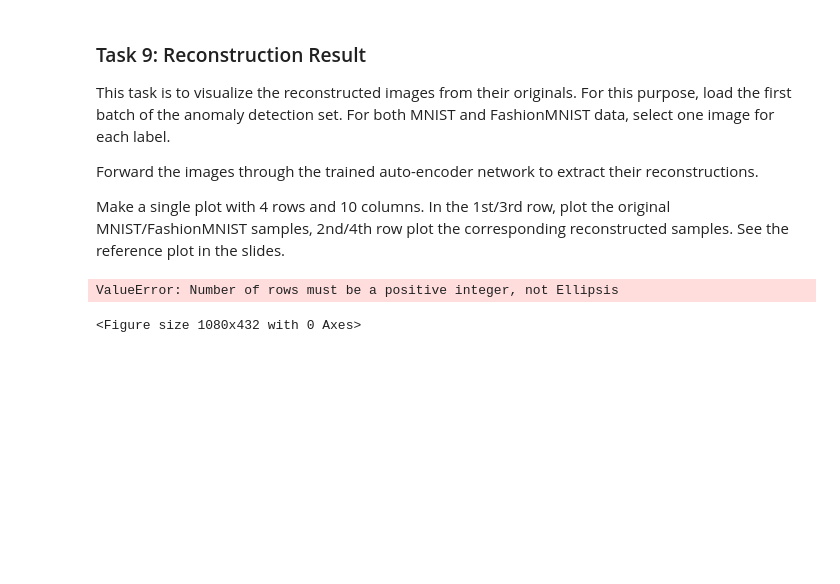
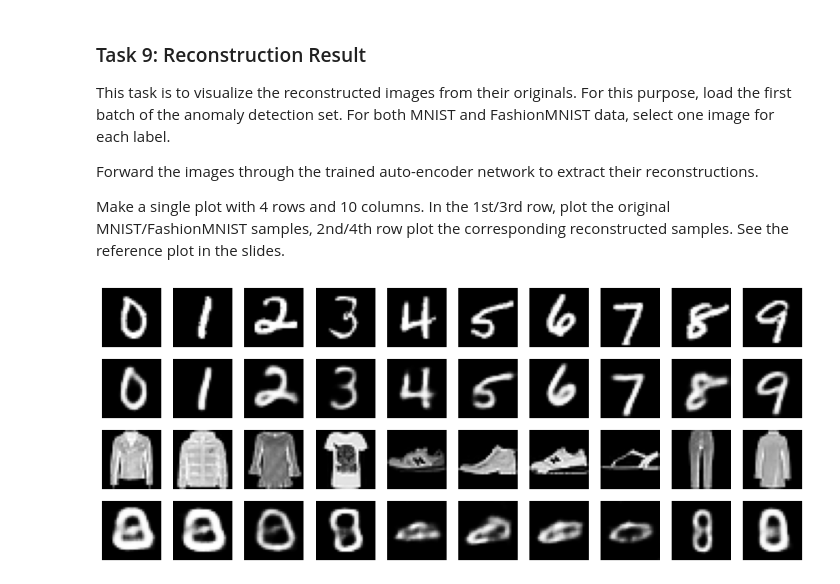
Before and after one commit to gparri610/Deep-Learning-FS24, a Jupyter notebook: DL-Assignment09.ipynb, the cells around one changed output. Cells and saved outputs as stored; diff of their text form; code cells hidden in the pictures; blank space fills up the shorter version.

```diff
--- a/DL-Assignment09.ipynb
+++ b/DL-Assignment09.ipynb
@@ -45,7 +45,10 @@ class MixedDataset(torch.utils.data.Dataset):
             self.fashion_mnist_dataset = torchvision.datasets.FashionMNIST(root=root, train=True , download=True, transform=transform)
             self.fashion_mnist_dataset = torch.utils.data.Subset(self.fashion_mnist_dataset, torch.randperm(len(self.fashion_mnist_dataset))[:anomaly_size])
             self.mnist_dataset = torchvision.datasets.MNIST(root=root, train=False, download=True, transform=transform)
-            self.dataset_anomal = torch.utils.data.ConcatDataset([self.mnist_dataset, self.fashion_mnist_dataset])
+            print(len(self.fashion_mnist_dataset), len(self.mnist_dataset))
+            self.dataset_anomal = torch.utils.data.ConcatDataset([self.fashion_mnist_dataset, self.mnist_dataset])
+            # self.dataset_anomal = torch.utils.data.Subset(self.dataset_anomal, torch.randperm(len(self.dataset_anomal)))
+            print(len(self.dataset_anomal))
         else:
             raise ValueError("Purpose must be either 'train', 'val', or 'anomaly_detection'")
     def __len__(self):
@@ -55,7 +58,7 @@ class MixedDataset(torch.utils.data.Dataset):
         elif self.purpose == "val":
             return len(self.mnist_dataset)
         elif self.purpose == "anomaly_detection":
-            return len(self.fashion_mnist_dataset)
+            return len(self.dataset_anomal)
         else:
             raise ValueError("Purpose must be either 'train', 'val', or 'anomaly_detection'")
 
@@ -69,10 +72,10 @@ class MixedDataset(torch.utils.data.Dataset):
             data_type = 1
         elif self.purpose == "anomaly_detection":
             image, target = self.dataset_anomal[idx]
-            if idx < len(self.mnist_dataset):
-                data_type = 1
-            else:
+            data_type = 1
+            if idx < len(self.fashion_mnist_dataset):
                 data_type = -1
+
         else:
             raise ValueError("Purpose must be either 'train', 'val', or 'anomaly_detection'")
         return image, target, data_type
@@ -458,28 +463,28 @@ See the reference plot in the slides.
 # %%
 # get the first anomaly detection set batch
 x, t, l = next(iter(anomaly_detection_loader))
 # select one image for each label
-...
+select_images = []
+for i in range(10):
+    select_images.append(x[t == i][l[t == i] == 1][0])
 
 # If required, convert the list of select images into a tensor through torch.stack
-original_mnist = ...
-original_fashionmnist = ...
+original_mnist = torch.stack(select_images)
+original_fashionmnist = x[l == -1][:10]
 
 # Generate reconstructed samples
-generated_mnist = ...
-generated_fashionmnist = ...
-
+generated_mnist = network(original_mnist.to(device)).cpu()
+generated_fashionmnist = network(original_fashionmnist.to(device)).cpu()
 samples = [original_mnist, generated_mnist, original_fashionmnist, generated_fashionmnist]
 
 # plot images
 pyplot.rcParams['image.cmap'] = 'gray'
 
-fig, axes = pyplot.subplots(nrows=..., ncols=..., figsize=(15, 6))
+fig, axes = pyplot.subplots(nrows=4, ncols=10, figsize=(15, 6))
 
-for i in range(...):
-    for j in range(...):
-        axes[i][j].imshow(...)
+for i in range(4):
+    for j in range(10):
+        axes[i][j].imshow(samples[i][j].detach().numpy().squeeze())
         axes[i][j].axis("off")
 # %% [output]
-ValueError: Number of rows must be a positive integer, not Ellipsis
-<Figure size 1080x432 with 0 Axes>
+[figure, added]
```
Also changed, not shown: parts of 4 cells of this notebook.
